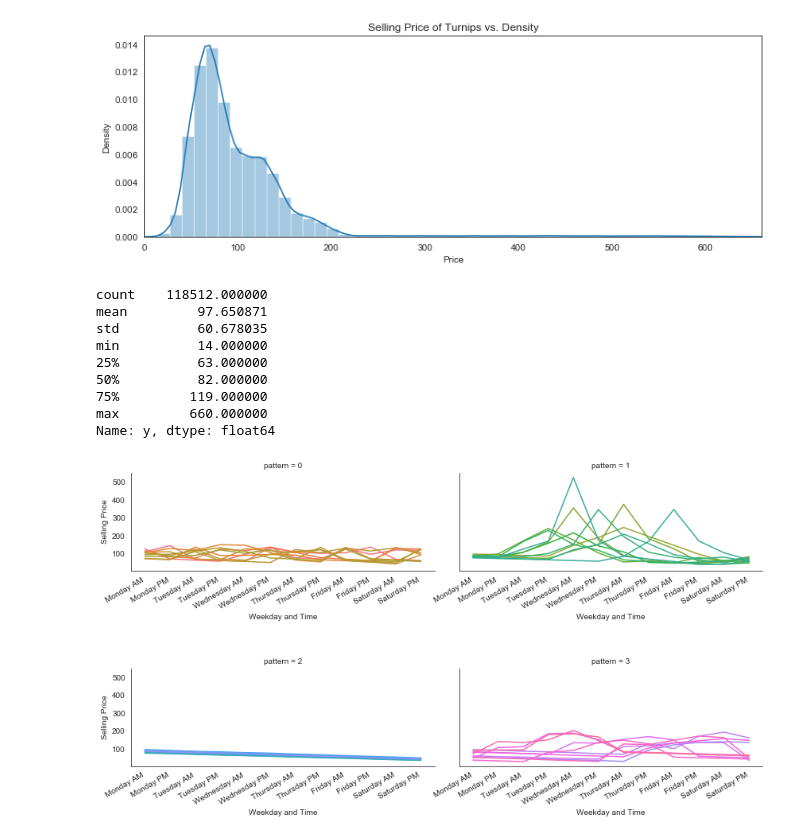
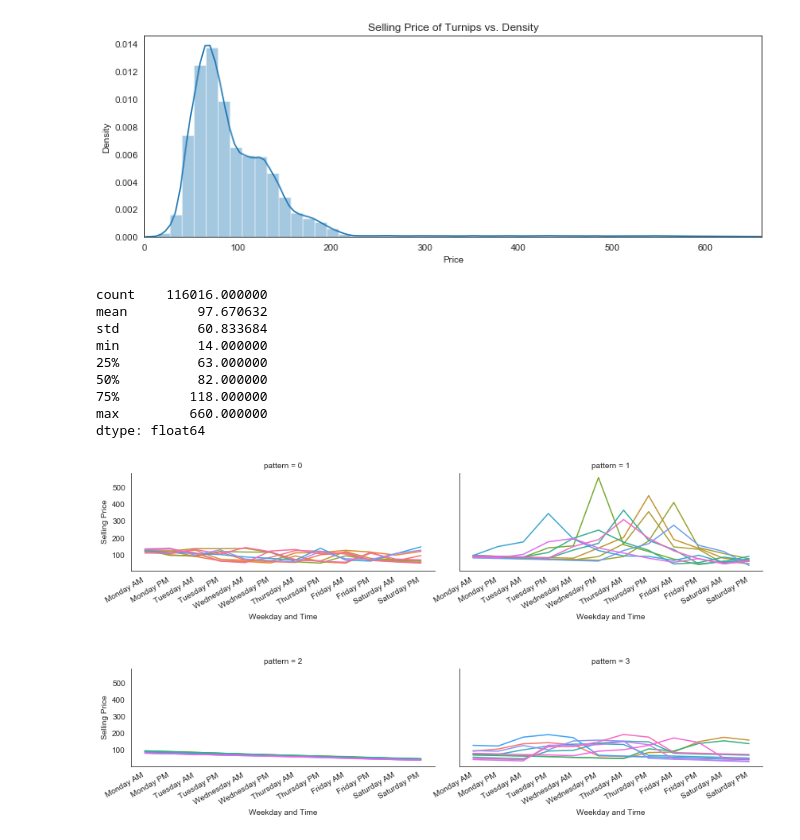
Before and after one commit to ys-lin14/acnh-classification, a Jupyter notebook: 2_data_exploration.ipynb, the cells around one changed output. Saved outputs shown, nothing was run; the diff lists cells and outputs as text; code cells hidden in the pictures.

Commit message:
remove functions for pivoting, transforming and get_pattern

```diff
--- a/2_data_exploration.ipynb
+++ b/2_data_exploration.ipynb
@@ -39,3 +7,13 @@ def transform_sample_trends(sample_trends, index):
+# %%
+def get_sample_trends(data, n_trends=10):
+    sample_trends = [
+        data.loc[data['pattern'] == pattern].sample(n_trends)
+        for pattern in range(0, 4)
+    ]
+
+    sample_trends = pd.concat(sample_trends)
+    sample_trends.reset_index(drop=True, inplace=True)
+    return sample_trends
 # %%
 data = pd.read_csv('data/generated_data.csv')
 # %%
@@ -43,4 +21 @@ buy_data = data.iloc[:, 0:2]
 sell_data = data.drop(columns=['base_price'])
-# %%
-buy_data['trend_id'] = buy_data['trend_id'].apply(ast.literal_eval)
-sell_data['trend_id'] = sell_data['trend_id'].apply(ast.literal_eval)
@@ -84,7 +56,7 @@ min        90.000000
 max       110.000000
 Name: base_price, dtype: float64
 # %%
-selling_prices = pivoted_sell_data['y']
+selling_prices = sell_data.iloc[:, 3:].unstack()
 
 plt.figure(figsize=(12, 4))
 selling_price_distplot = sns.distplot(selling_prices)
@@ -99,12 +71,12 @@ plt.show()
 selling_prices.describe()
 # %% [output]
 [figure]
-count    118512.000000
-mean         97.650871
-std          60.678035
+count    116016.000000
+mean         97.670632
+std          60.833684
 min          14.000000
 25%          63.000000
 50%          82.000000
-75%         119.000000
+75%         118.000000
 max         660.000000
-Name: y, dtype: float64
+dtype: float64
@@ -114,13 +83,32 @@ sample_trends = transform_sample_trends(sample_trends, 'trend_id')
+# %%
+sample_trends = get_sample_trends(sell_data)
+sample_trends = pd.melt(
+    sample_trends,
+    id_vars=['seed', 'pattern'],
+    value_vars=sample_trends.columns[3:],
+    var_name='time',
+    value_name='price'
+)
 # %%
-grid = sns.FacetGrid(sample_trends, col='pattern', col_wrap=2, aspect=2, sharex=False, hue='trend_id')
-grid = grid.map(sns.lineplot, 'x', 'y', sort=False)
-grid.set(xlabel='Weekday and Time', ylabel='Selling Price')
+grid = sns.FacetGrid(
+    sample_trends,
+    col='pattern',
+    col_wrap=2,
+    aspect=2,
+    sharex=False,
+    hue='seed'
+)
+grid = grid.map(sns.lineplot, 'time', 'price', sort=False)
+grid.set(
+    xlabel='Weekday and Time',
+    ylabel='Selling Price'
+)
 
 for ax in grid.axes.flat:
     labels = ax.get_xticklabels() # get x labels
     ax.set_xticklabels(labels, rotation=30, ha='right') # set new labels
 
 plt.subplots_adjust(hspace=1)
 plt.show()
 # %% [output]
-[figure, old version]
+[figure, new version]
```
Also changed, not shown: parts of 6 cells of this notebook.
